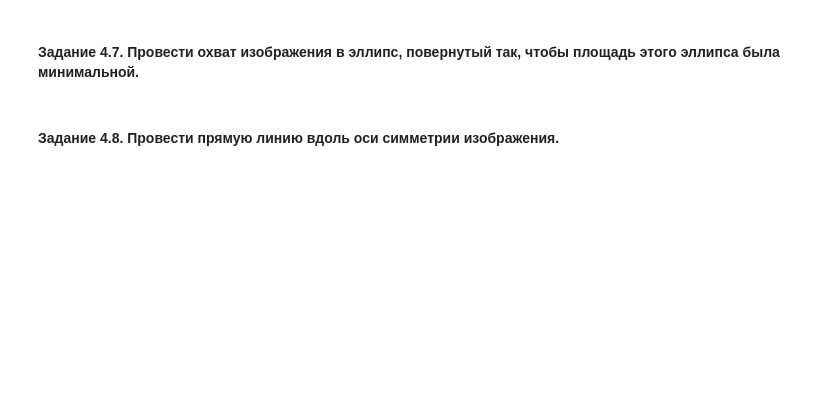
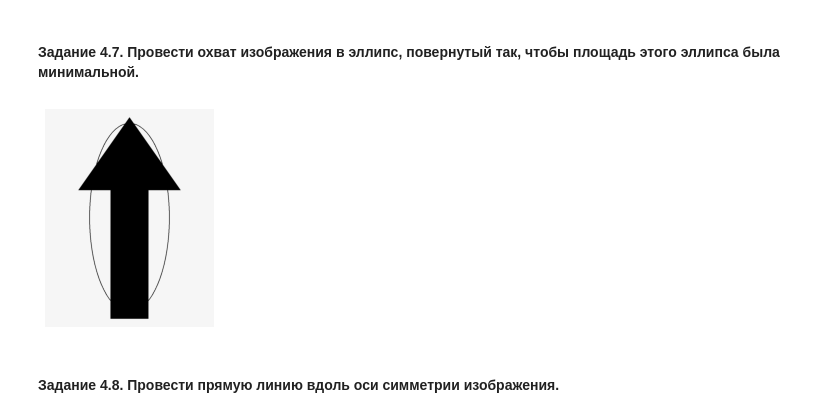
Before and after one commit to obrMaria/TRO_10, a Jupyter notebook: notebook/общие.ipynb, the cells around one changed output. Cells and saved outputs as stored; diff of their text form; code cells hidden in the pictures; blank space fills up the shorter version.

```diff
--- a/notebook/общие.ipynb
+++ b/notebook/общие.ipynb
@@ -120,12 +138,16 @@ plt.imshow(imp);
 # %% [markdown]
 #### Задание 4.7. Провести охват изображения в эллипс, повернутый так, чтобы площадь этого эллипса была минимальной.
 # %%
+image = cv2.imread('ch.png',0)
+
 ellipse = cv2.fitEllipse(cnt)
 imag = cv2.ellipse(image,ellipse,(0,255,0),2)
 
 imag = cv2.cvtColor(imag, cv2.COLOR_BGR2RGB)
 plt.axis('off')
 plt.imshow(imag);
+# %% [output]
+[figure, added]
 # %% [markdown]
 #### Задание 4.8. Провести прямую линию вдоль оси симметрии изображения.
 # %%
```
Also changed, not shown: parts of 17 cells of this notebook, 4 other files.
